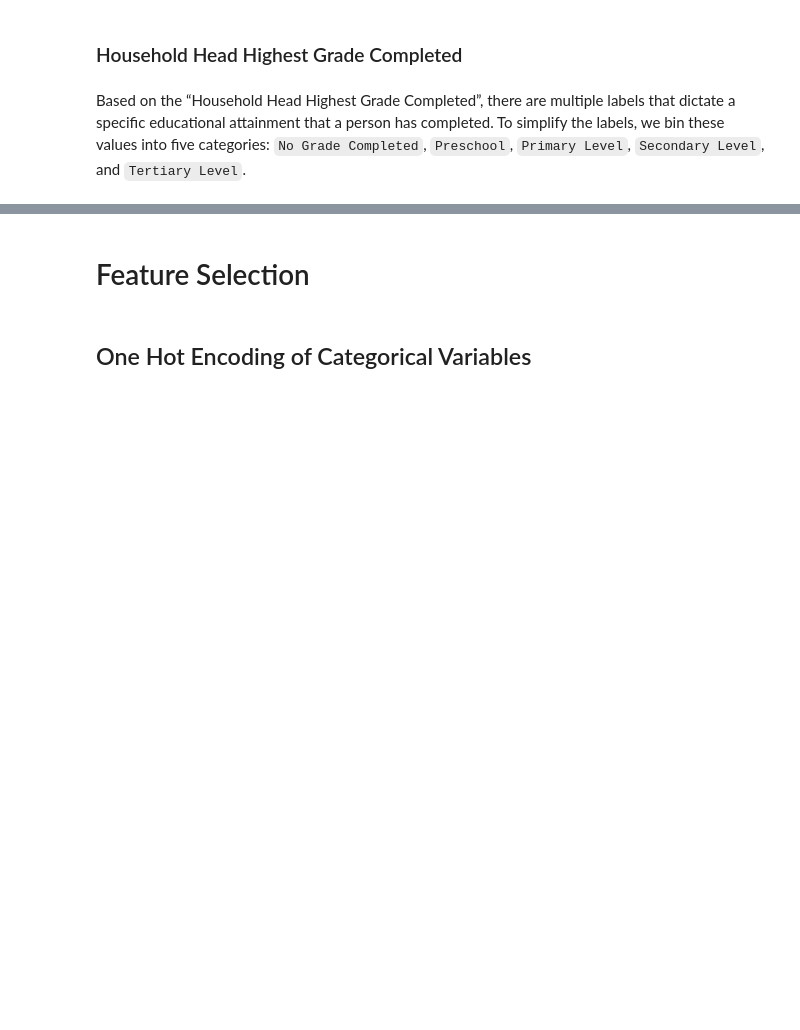
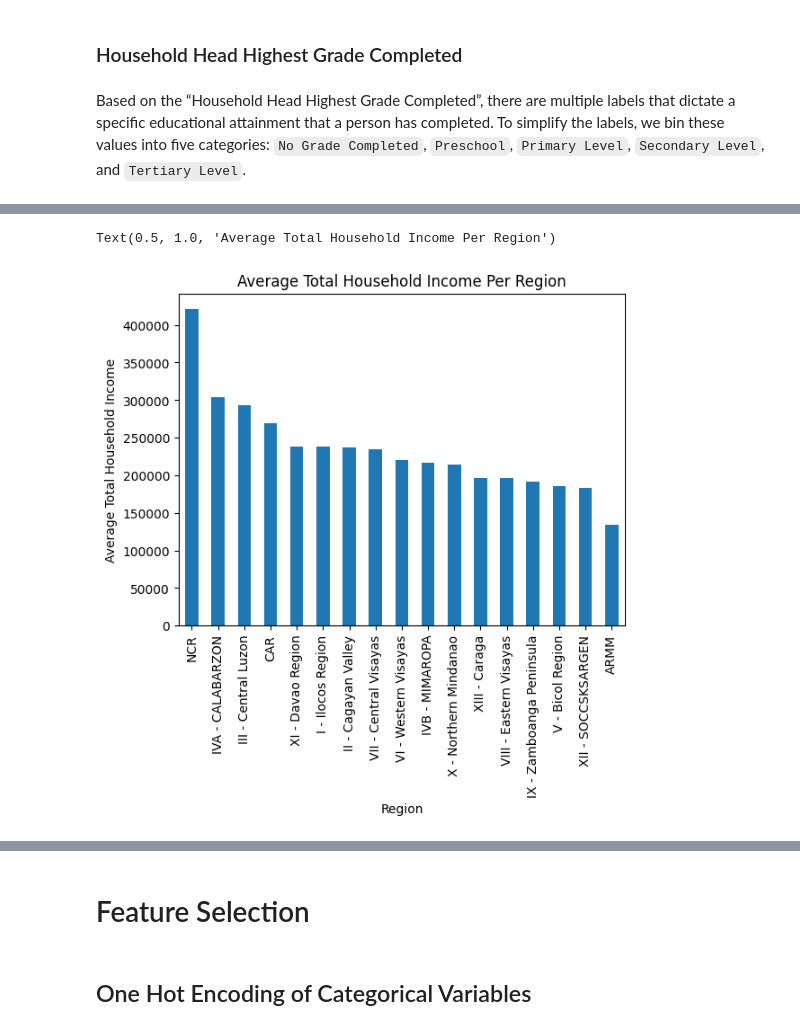
Before and after one commit to hannahrfong/CSC713M, a Jupyter notebook: Investigatory_Project.ipynb, the cells around one changed output, grey strips where cells are left out. Saved outputs shown, nothing was run; the diff lists cells and outputs as text; code cells hidden in the pictures; blank space fills up the shorter version.

```diff
--- a/Investigatory_Project.ipynb
+++ b/Investigatory_Project.ipynb
@@ -265,0 +457,3 @@ plt.show()
+# %%
+income_mean = fie_df.groupby('Region').agg({'Total Household Income': ['mean']})
+income_mean.sort_values(by=('Total Household Income', 'mean'), ascending=False)
@@ -265,0 +481,9 @@ plt.show()
+# %%
+income_mean = income_mean.sort_values(by=('Total Household Income', 'mean'), ascending=False)
+income_mean.plot(kind='bar', legend=None)
+plt.xlabel('Region')
+plt.ylabel('Average Total Household Income')
+plt.title('Average Total Household Income Per Region')
+# %% [output]
+Text(0.5, 1.0, 'Average Total Household Income Per Region')
+[figure, added]
```
Also changed, not shown: parts of 71 cells of this notebook, 2 other files.
